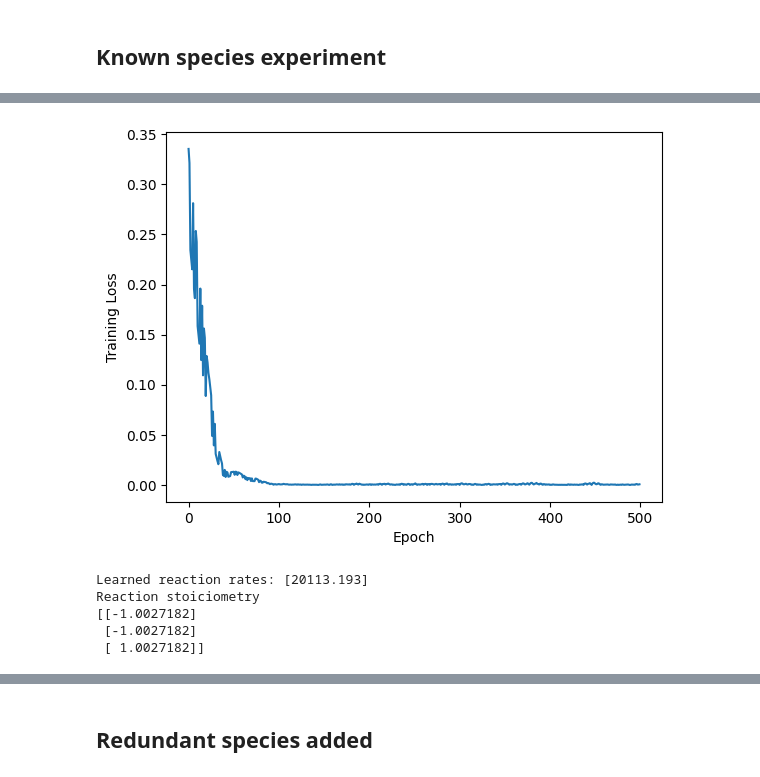
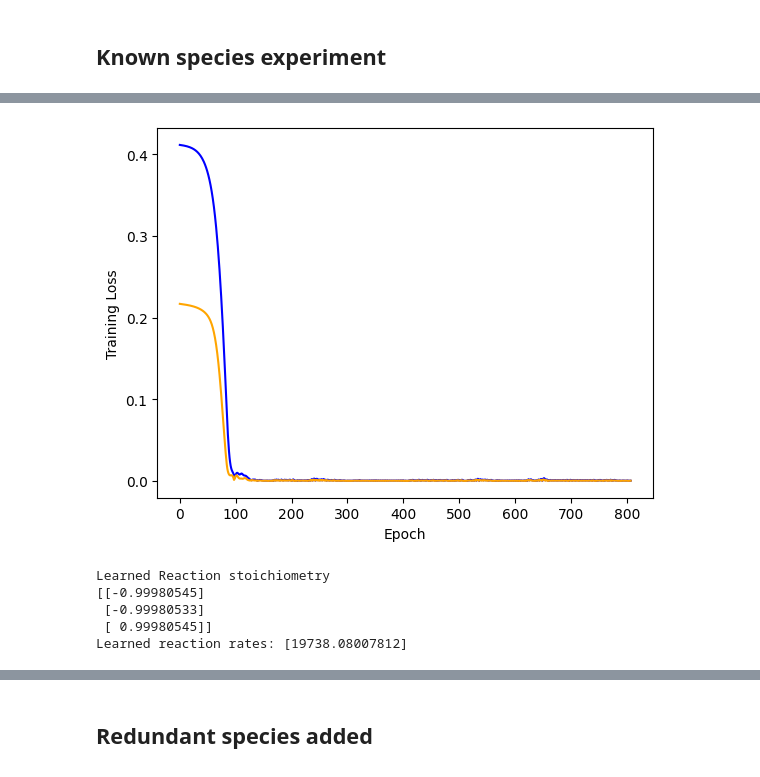
Before and after one commit to tiernan7/DSD-CRNN, a Jupyter notebook: one_step.ipynb, the cells around one changed output, grey strips where cells are left out. Cells and saved outputs as stored; diff of their text form; code cells hidden in the pictures.

```diff
--- a/one_step.ipynb
+++ b/one_step.ipynb
@@ -10,13 +10,16 @@ from src.data.dataset import KineticDataset, Normalize
 from src.data.data_loader import get_data_loaders
 from src.models.crnn import CRNN
 from src.models.loss_fn import RangeNormalizedMAE, RangeNormalizedMSE
+from src.models.train_tune import train
+import json
 # For one step reaction
 y0 = {
     'S_1' : (20, 60),
     'S_2' : (100, 100),
     'S_out' : (0, 0),
 }
-ks = [2e4*1e-9]
+ks = [2e2*1e-9]
+E_bounds = (-np.inf, np.inf)
 
 time_hours = 1 #hours
 t_end = time_hours * 3600  # seconds
@@ -29,9 +32,10 @@ data_gen = SyntheticDataGenerator(
     t_end=t_end,
     n_timepoints = t_end//30,  # every 30 seconds
     seed=42,
+    E_bounds=E_bounds
 )
 
-batch_size = 6
+batch_size = 3
 batch = data_gen.generate_batch(batch_size)
 norm = Normalize(max_concentration=torch.max(batch["c0"]))
 
@@ -70,9 +65,4 @@ train_loader, test_loader, val_loader = get_data_loaders(
 # %%
-#global hyperparameters
-base_ds = train_ds.dataset  # original KineticDataset
-out_ind = base_ds.get_output_index()
-out_ind = int(out_ind.item()) if torch.is_tensor(out_ind) else int(out_ind)
-num_reactions = 1
-epochs = 500
-learning_rate = 5e-2
-norm_value = base_ds.transform.max_c0.item()
+#hyperparameters
+config = json.load(open('config.json'))
+config["num_reactions"] = 1
@@ -142,0 +71,2 @@ Final training loss: 0.000631
+# %%
+train_loss, val_loss, model, test_loader = train(config, ds)
@@ -143,15 +81,25 @@ Final training loss: 0.000631
 # %%
-plt.plot(loss_hist)
+params = (model.nu().detach().cpu().numpy(), model.log_k.detach().cpu().numpy())
+norm_value = ds.transform.max_c0.item()
+k = np.exp(params[1])  # in M^-1 s^-1
+k_normed = np.zeros(k.shape)
+nu = params[0]
+for i_col in range(nu.shape[1]):
+    react_weights = [v for v in nu[:, i_col] if v > 0]
+    order = np.sum(react_weights)
+    k_normed[i_col] = k[i_col] * ((1e9/norm_value) **(order - 1))
+plt.plot(train_loss, color = "blue")
+plt.plot(val_loss, color = "orange")
 plt.xlabel('Epoch')
 plt.ylabel('Training Loss')
 plt.show()
-print('Learned reaction rates:', np.exp(model.log_k.detach().cpu().numpy())*1e9/norm_value)  # in M^~-1 s^-1
-print('Reaction stoiciometry')
-print(-1*model.nu().detach().numpy())
+print('Learned Reaction stoichiometry')
+print(-1*nu)  # neg
+print('Learned reaction rates:', k_normed)  # in M^-1 s^-1
 # %% [output]
-[figure, old version]
+[figure, new version]
-Learned reaction rates: [20113.193]
-Reaction stoiciometry
-[[-1.0027182]
- [-1.0027182]
- [ 1.0027182]]
+Learned Reaction stoichiometry
+[[-0.99980545]
+ [-0.99980533]
+ [ 0.99980545]]
+Learned reaction rates: [19738.08007812]
```
Also changed, not shown: parts of 7 cells of this notebook, 12 other files.
